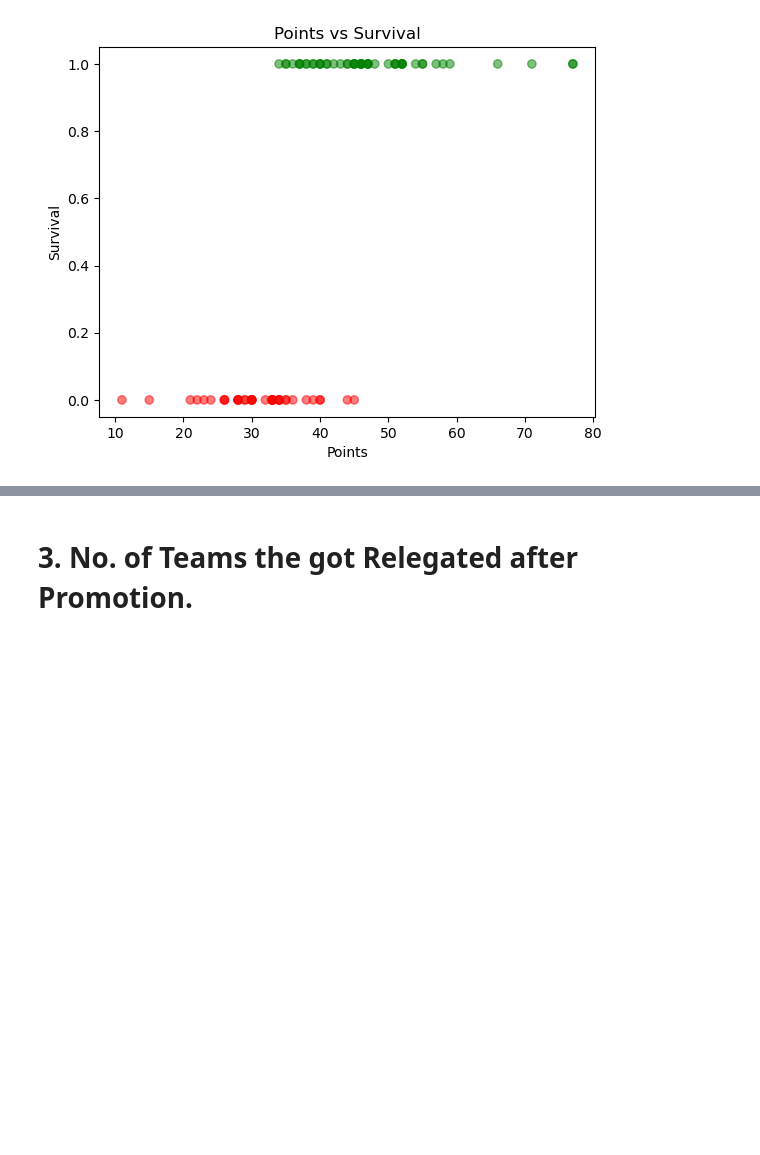
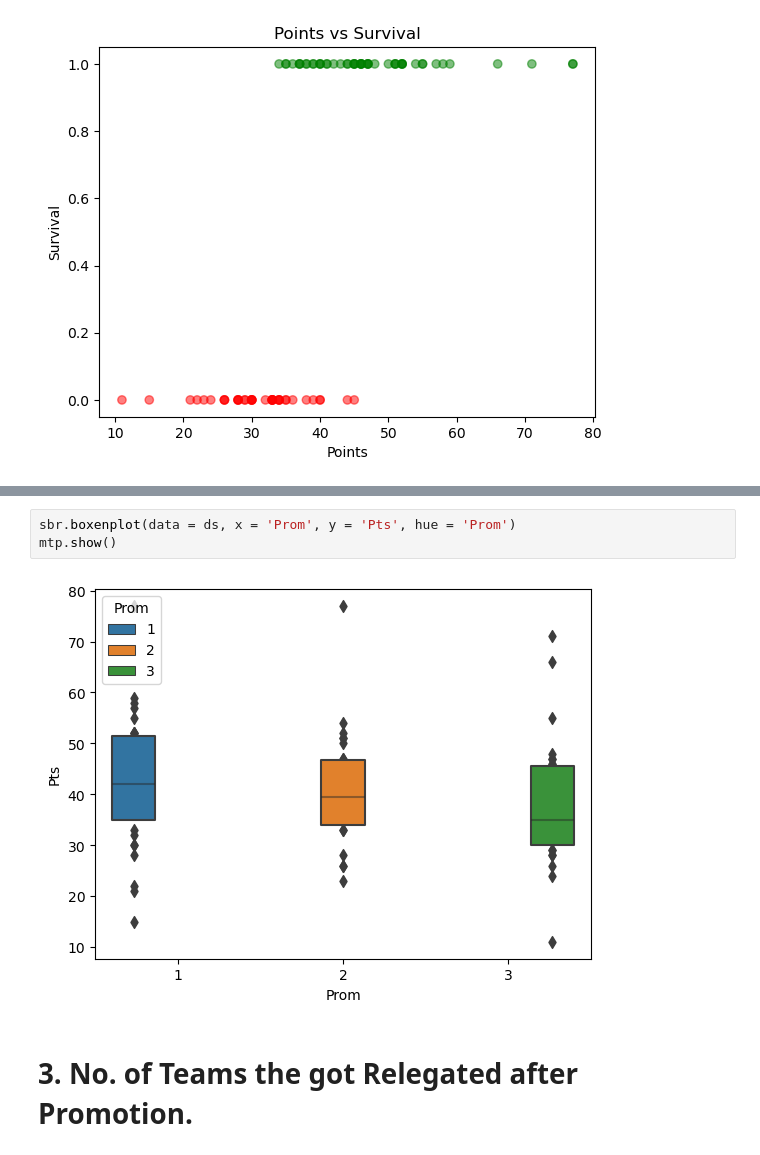
Before and after one commit to ShreyS92/Survival_Proj, a Jupyter notebook: Logistic_Model.ipynb, the cells around one changed output, grey strips where cells are left out. Cells and saved outputs as stored; diff of their text form; blank space fills up the shorter version.

```diff
--- a/Logistic_Model.ipynb
+++ b/Logistic_Model.ipynb
@@ -167,3 +173,8 @@ mtp.show()
+# %%
+sbr.boxenplot(data = ds, x = 'Prom', y = 'Pts', hue = 'Prom')
+mtp.show()
+# %% [output]
+[figure, added]
 # %% [markdown]
 # 3. No. of Teams the got Relegated after Promotion.
 # %%
```
Also changed, not shown: parts of 20 cells of this notebook, 1 other file.
